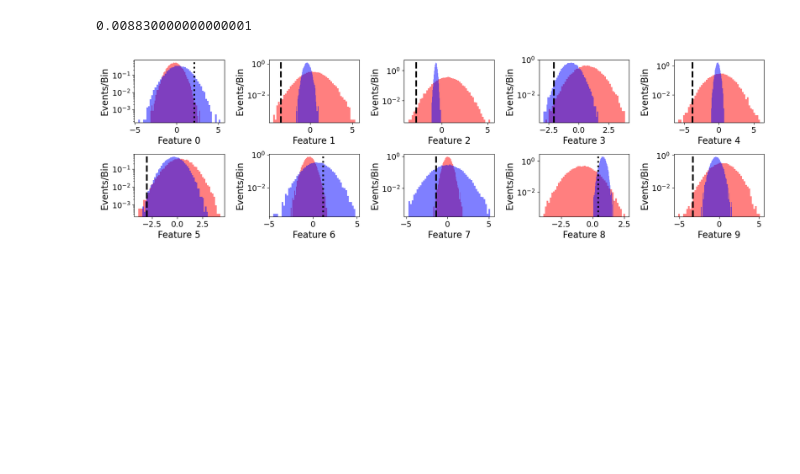
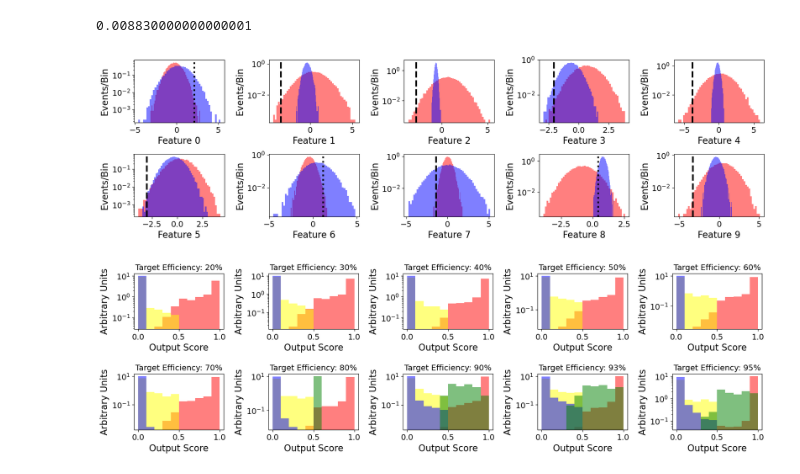
Before and after one commit to scipp-atlas/cabin-notebooks, a Jupyter notebook: LossComparisons.ipynb, the cells around one changed output. Drawn from its saved outputs; the diff is of its cells as text; code cells hidden in the pictures; blank space fills up the shorter version.

```diff
--- a/LossComparisons.ipynb
+++ b/LossComparisons.ipynb
@@ -572,0 +619,24 @@ plt.savefig("featurescuts_OTOBCE_dummy.pdf")
+# %%
+fig = plt.figure(figsize=(20,5))
+fig.tight_layout()
+for n in range(len(targeteffics)):
+    ax=fig.add_subplot(2,5,1+n)
+    plt.subplots_adjust(hspace=0.8,wspace=0.5)
+    plt.yscale('log')
+
+    efficnet.nets[n].eval()
+    tp,tn,fp,fn = get_scores_by_label(x_test_tensor,y_test_tensor,efficnet.nets[n])
+    plot_classifier_output_by_label(tp,fp,tn,fn)
+
+    plt.title(f"Target Efficiency: {int(efficnet.effics[n]*100):d}%")
+    showlegend=False
+    if not showlegend:
+        plt.legend('',frameon=False)
+    else:
+        ylim=plt.gca().get_ylim()
+        plt.ylim([1e-3, 10000*ylim[1]])
+
+
+plt.savefig("scoresbylabel_efficscan_dummy.pdf")
+# %% [output]
+[figure, added]
```
Also changed, not shown: parts of 8 cells of this notebook.
